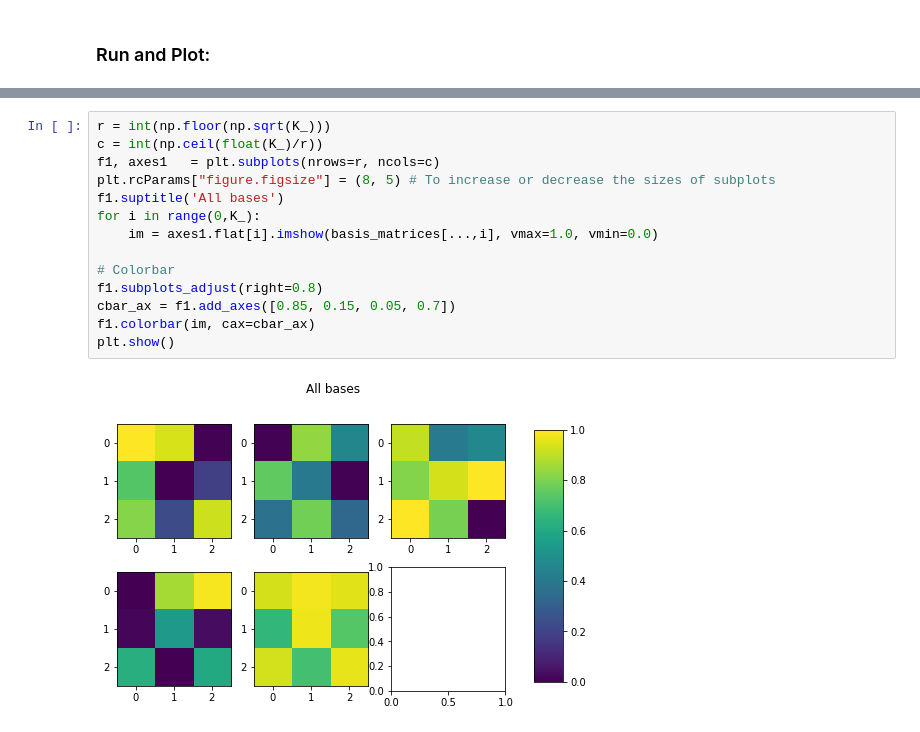
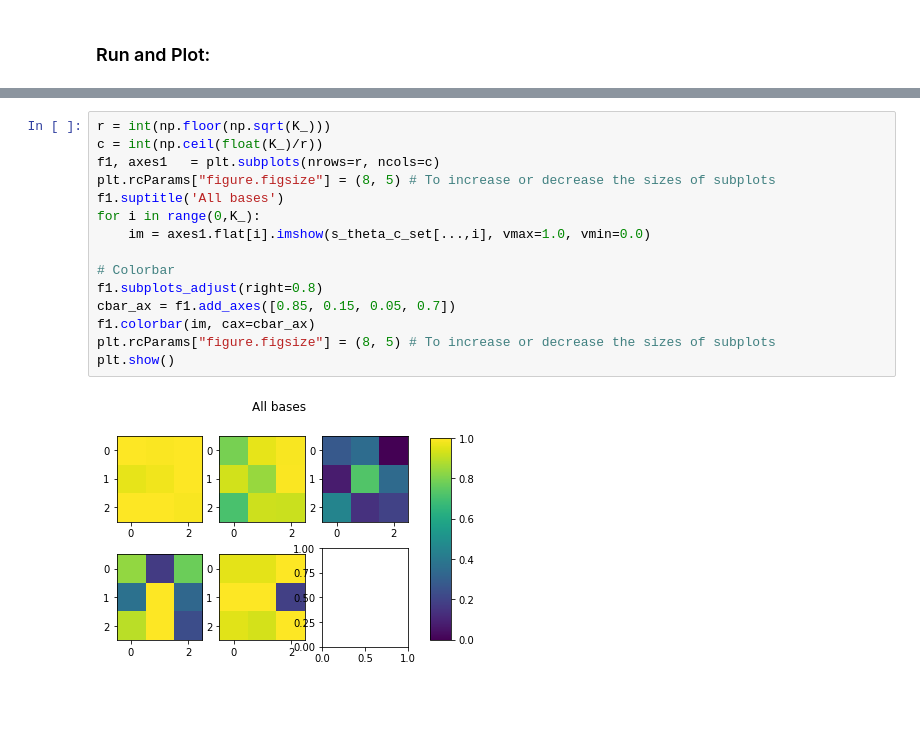
Before and after one commit to akshayats/probability, a Jupyter notebook: finite-mixture-models-SKG/SampleFromSKGM.ipynb, the cells around one changed output, grey strips where cells are left out. Cells and saved outputs as stored; diff of their text form; blank space fills up the shorter version.

Commit message:
Made the script to generate samples. Now to include mixing graph.

```diff
--- a/finite-mixture-models-SKG/SampleFromSKGM.ipynb
+++ b/finite-mixture-models-SKG/SampleFromSKGM.ipynb
@@ -205,19 +161,20 @@ print(thetaN)
 # %%
 r = int(np.floor(np.sqrt(K_)))
 c = int(np.ceil(float(K_)/r))
 f1, axes1   = plt.subplots(nrows=r, ncols=c)
 plt.rcParams["figure.figsize"] = (8, 5) # To increase or decrease the sizes of subplots
 f1.suptitle('All bases')
 for i in range(0,K_):
-    im = axes1.flat[i].imshow(basis_matrices[...,i], vmax=1.0, vmin=0.0)
+    im = axes1.flat[i].imshow(s_theta_c_set[...,i], vmax=1.0, vmin=0.0)
 
 # Colorbar
 f1.subplots_adjust(right=0.8)
 cbar_ax = f1.add_axes([0.85, 0.15, 0.05, 0.7])
 f1.colorbar(im, cax=cbar_ax)
+plt.rcParams["figure.figsize"] = (8, 5) # To increase or decrease the sizes of subplots
 plt.show()
 # %% [output]
-[figure, old version]
+[figure, new version]
 # %%
 f2, axes2   = plt.subplots(nrows=r, ncols=c)
 plt.rcParams["figure.figsize"] = (8,5) # To increase or decrease the sizes of subplots
```
Also changed, not shown: parts of 15 cells of this notebook.
